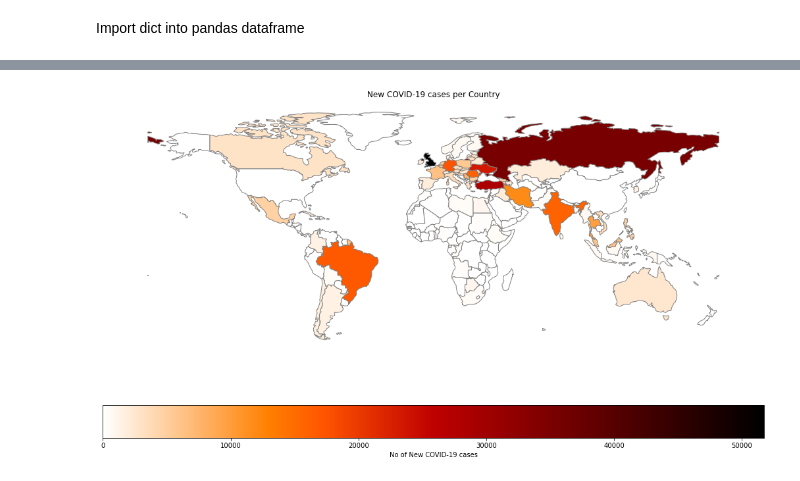
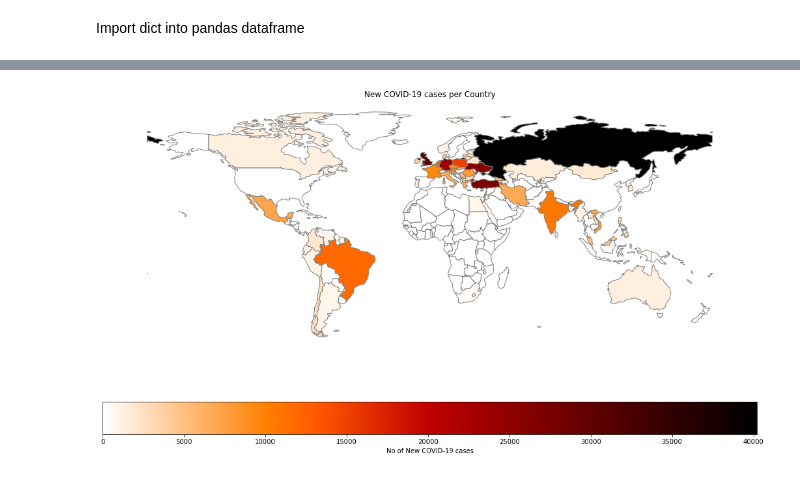
Before and after one commit to timothy-clifford/data-science, a Jupyter notebook: INFT6201/JSON with Python (OWID COVID).ipynb, the cells around one changed output, grey strips where cells are left out. Drawn from its saved outputs; the diff is of its cells as text; code cells hidden in the pictures.

Commit message:
updating graph code

```diff
--- a/INFT6201/JSON with Python (OWID COVID).ipynb
+++ b/INFT6201/JSON with Python (OWID COVID).ipynb
@@ -21,7 +42,7 @@ dict_keys(['AFG', 'OWID_AFR', 'ALB', 'DZA', 'AND', 'AGO', 'AIA', 'ATG', 'ARG', '
 # %% [markdown]
 Load JSON into a dictionary using `loads`, print the number of dict keys
 # %%
-owid_data_stream = open('owid-covid-data-pretty.json', "r")
+owid_data_stream = open('owid-covid-data.json', "r")
 owid_dict = json.loads(owid_data_stream.read())
 
 print(len(owid_dict.keys()))
@@ -152,5 +113,25 @@ None
 # %%
-# df_covid = df_covid.drop(['new_cases_smoothed','new_deaths_smoothed','new_cases_smoothed_per_million', 'new_deaths_smoothed_per_million', 'weekly_icu_admissions_per_million', 'weekly_hosp_admissions_per_million'], axis=1)
+# fill NaN with 0 for New Cases
+df_covid['new_cases'] = df_covid['new_cases'].fillna(0)
+# if new_cases is less than 0, replace with 0 (no negative numbers, we are only interested in the increase in cases)
+df_covid['new_cases'] = df_covid['new_cases'].apply(lambda x: x if x >= 0 else 0 )
+# Update the Country column to match with the world dataframe
+country_map = {'Bosnia and Herzegovina':'Bosnia and Herz.'
+    ,'Central African Republic': 'Central African Rep.'
+    ,"Cote d'Ivoire": "Côte d'Ivoire"
+    ,'Democratic Republic of Congo': 'Dem. Rep. Congo'
+    ,'Dominican Republic': 'Dominican Rep.'
+    ,'Equatorial Guinea': 'Eq. Guinea'
+    ,'Falkland Islands': 'Falkland Is.'
+    ,'North Macedonia': 'Macedonia'
+    ,'Northern Cyprus': 'N. Cyprus'
+    ,'Solomon Islands': 'Solomon Is.'
+    ,'South Sudan': 'S. Sudan'
+    ,'Timor': 'Timor-Leste'
+    ,'United States': 'United States of America'}
+df_covid['country'] = df_covid['location'].map(country_map)
+df_covid.loc[~df_covid['country'].notnull(), 'country'] = df_covid.loc[~df_covid['country'].notnull(), 'location']
+
 
 df_covid.head()
 # %% [output]
@@ -160,26 +145,23 @@ df_covid20 = df_covid[df_covid['date']==df_covid['date'].max()]
 # %%
 # grad the inbuilt world map from geopandas
 world = gpd.read_file(gpd.datasets.get_path('naturalearth_lowres'))
 world
 
-# A merged data frame is generated based on confirmed20 and world GeoPandas dataframe
-cworld = world.merge(df_covid20,how= 'left',left_on='name',right_on='location')
+# take the current new case numbers
+df_covid_current = df_covid[df_covid['date']==df_covid['date'].max()]
+
+# merged data frame is generated based on df_covid_current and world GeoPandas dataframe
+cworld = world.merge(df_covid_current, how='left',left_on='name',right_on='location')
 cworld = cworld[world.name!="Antarctica"]
 cworld['new_cases'] = cworld['new_cases'].fillna(0)
 
-#Finally, generate the choropleth map
-
-
-
-#Generate the choropleth map using gdf plot function on the Confirmed column
-fig = cworld.plot(column='new_cases',cmap='gist_heat_r',edgecolor="grey", figsize=(18,10), legend = True
+# generate the choropleth map using gdf plot function on the new_cases column
+fig = cworld.plot(column='new_cases',cmap='gist_heat_r', edgecolor='grey', figsize=(18,10), legend = True
             ,legend_kwds={'label': "No of New COVID-19 cases",
                           'orientation': "horizontal"})
-#removing axis ticks
 plt.axis('off')
-#Add the title
 plt.title("New COVID-19 cases per Country")
 plt.show()
 # %% [output]
-[figure, old version]
+[figure, new version]
 # %%
```
Also changed, not shown: parts of 13 cells of this notebook.
